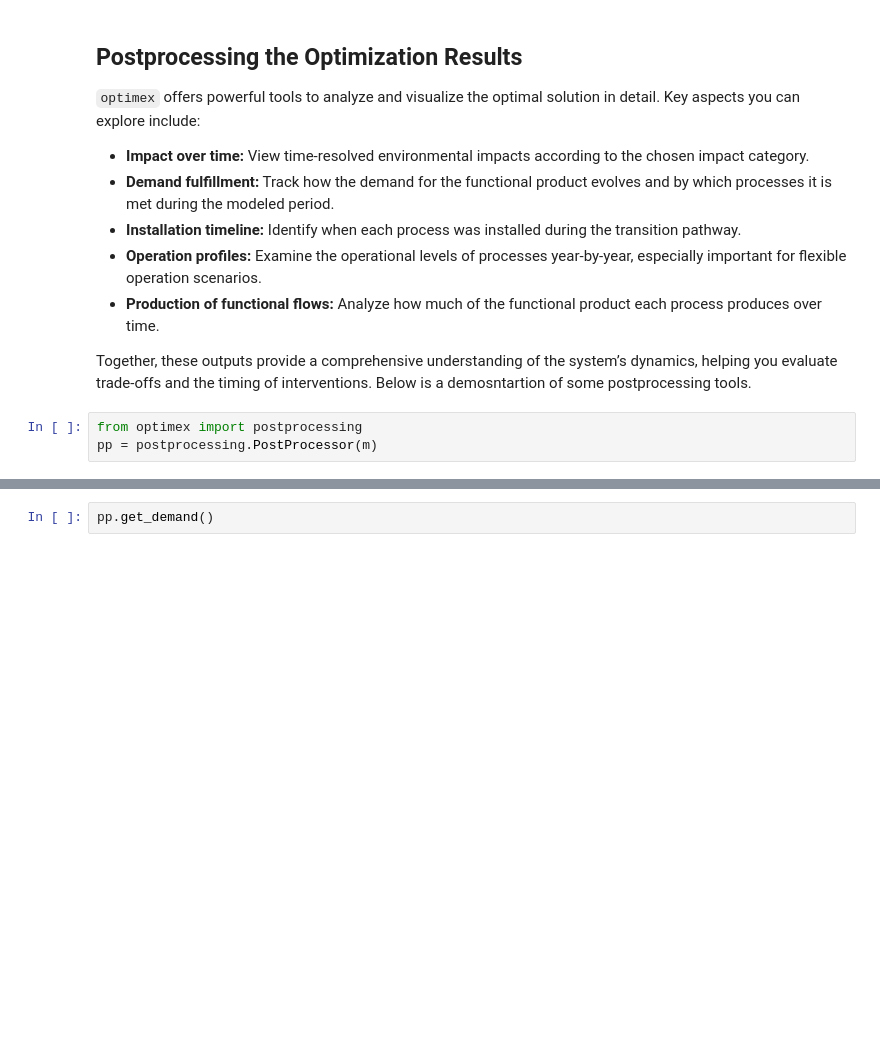
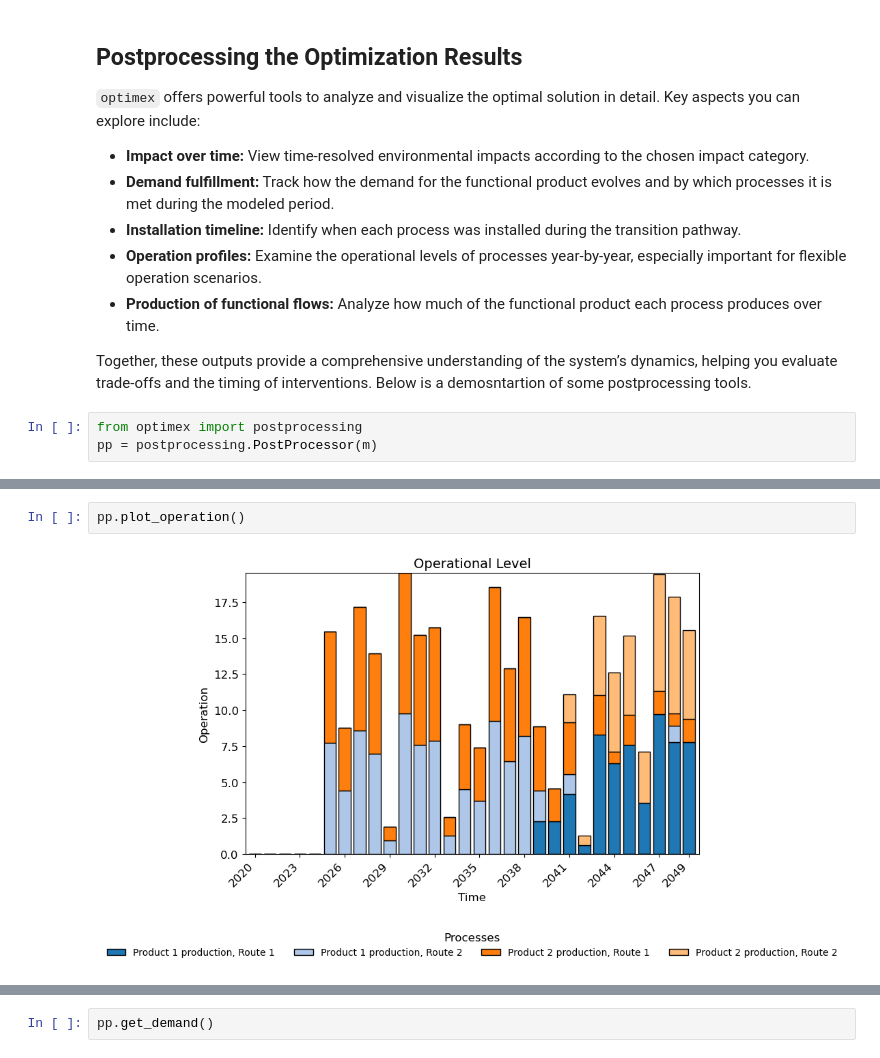
Before and after one commit to RWTH-LTT/optimex, a Jupyter notebook: notebooks/basic_optimex_example_two_decision_layers.ipynb, the cells around one changed output, grey strips where cells are left out. Saved outputs shown, nothing was run; the diff lists cells and outputs as text; blank space fills up the shorter version.

```diff
--- a/notebooks/basic_optimex_example_two_decision_layers.ipynb
+++ b/notebooks/basic_optimex_example_two_decision_layers.ipynb
@@ -480,3 +578,7 @@ pp.plot_installation()
+# %%
+pp.plot_operation()
+# %% [output]
+[figure, added]
 # %%
 pp.plot_production_vs_capacity(show_grouped_bars=True)
 # %% [output]
```
Also changed, not shown: parts of 13 cells of this notebook, 3 other files.
